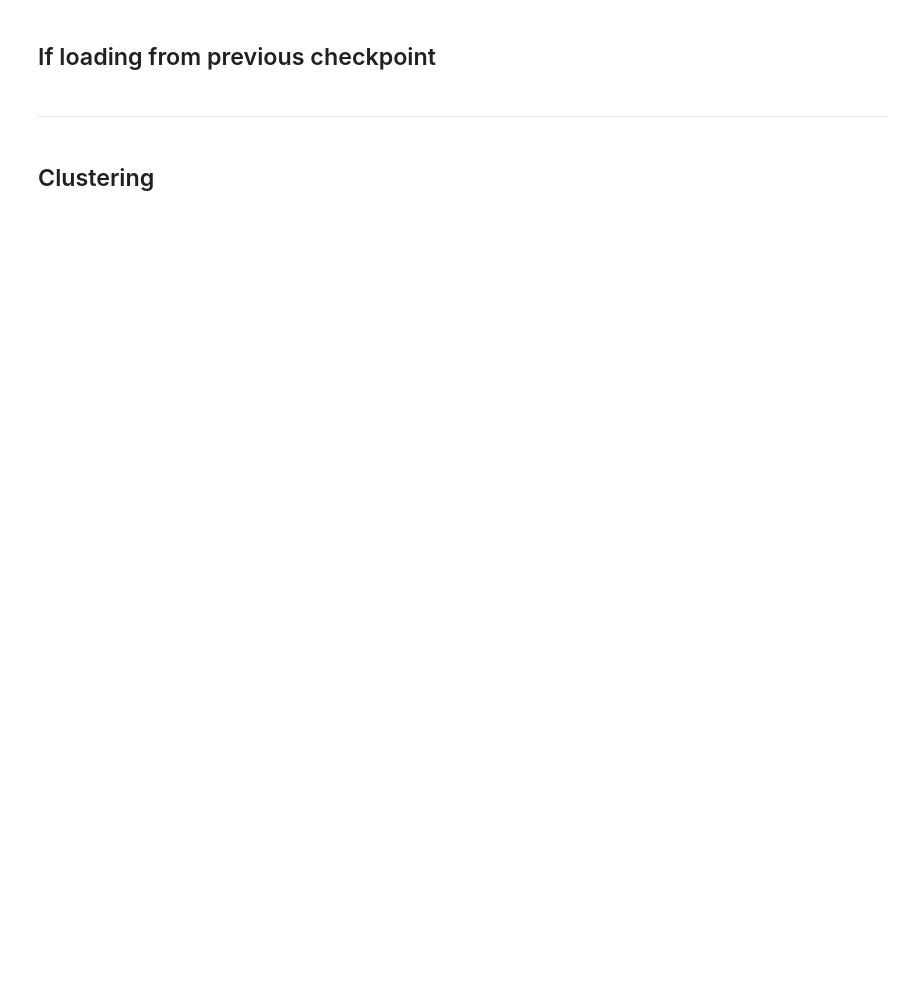
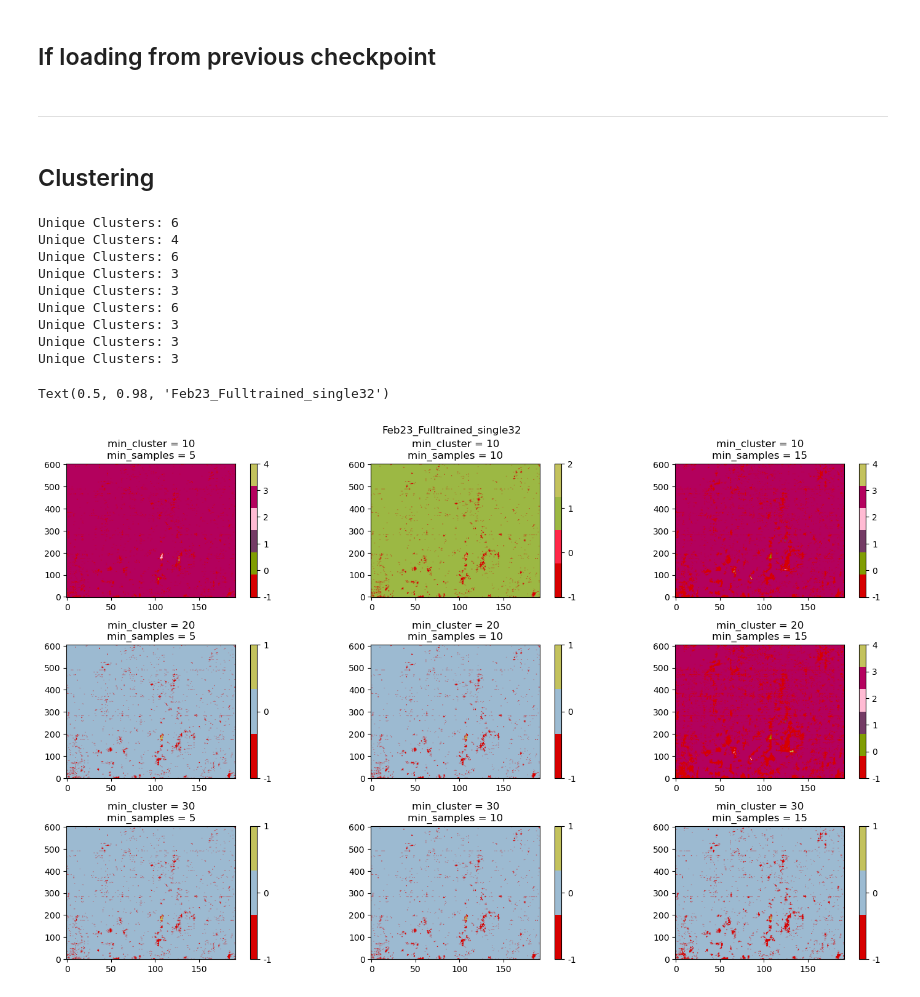
Before and after one commit to taniavsn/SimSPICE, a Jupyter notebook: notebooks/single_64_ouput.ipynb, the cells around one changed output. Drawn from its saved outputs; the diff is of its cells as text; code cells hidden in the pictures; blank space fills up the shorter version.

```diff
--- a/notebooks/single_64_ouput.ipynb
+++ b/notebooks/single_64_ouput.ipynb
@@ -127,20 +135,29 @@ stacked_outputs = np.load(simspice+f'notebooks/jobs/model_outputs/stacked_output
 for x in [10, 20, 30]:
     for y in tqdm.tqdm([5, 10, 15]):
         clusterer = hdbscan.HDBSCAN(min_cluster_size=x, min_samples=y, metric='euclidean') # <=> cosine?
-        if stacked_outputs.shape[0] == 0:
-            print(f"⚠️ No samples for x={x}, y={y}, skipping...")
-            continue
         clusterer.fit(stacked_outputs)
         labels = clusterer.labels_
-        np.save(simspice+f'notebooks/jobs/clustering/Fulltrained_single32_minclus{x}_minsamp{y}.npy', labels)
+        np.save(simspice+f'notebooks/jobs/clustering/Fulltrained_single64_minclus{x}_minsamp{y}.npy', labels)
 # %%
 c=0
 plt.figure(figsize=(15,12), tight_layout=True)
 for x in [10, 20, 30]:
     for y in [5, 10, 15]:
         c+=1
         plt.subplot(4,3,c)
-        labels = np.load(simspice+f'notebooks/jobs/clustering/Fulltrained_single32_minclus{x}_minsamp{y}.npy')
+        labels = np.load(simspice+f'notebooks/jobs/clustering/Fulltrained_single64_minclus{x}_minsamp{y}.npy')
         imf.map_clusters(labels, dataset_path=simspice+'spectra_Feb2023.nc', selected_clusters=None)
         plt.title(f"min_cluster = {x}\nmin_samples = {y}")
 plt.suptitle('Feb23_Fulltrained_single32')
+# %% [output]
+Unique Clusters: 6
+Unique Clusters: 4
+Unique Clusters: 6
+Unique Clusters: 3
+Unique Clusters: 3
+Unique Clusters: 6
+Unique Clusters: 3
+Unique Clusters: 3
+Unique Clusters: 3
+Text(0.5, 0.98, 'Feb23_Fulltrained_single32')
+[figure, added]
```
Also changed, not shown: parts of 4 cells of this notebook, 5 other files.
